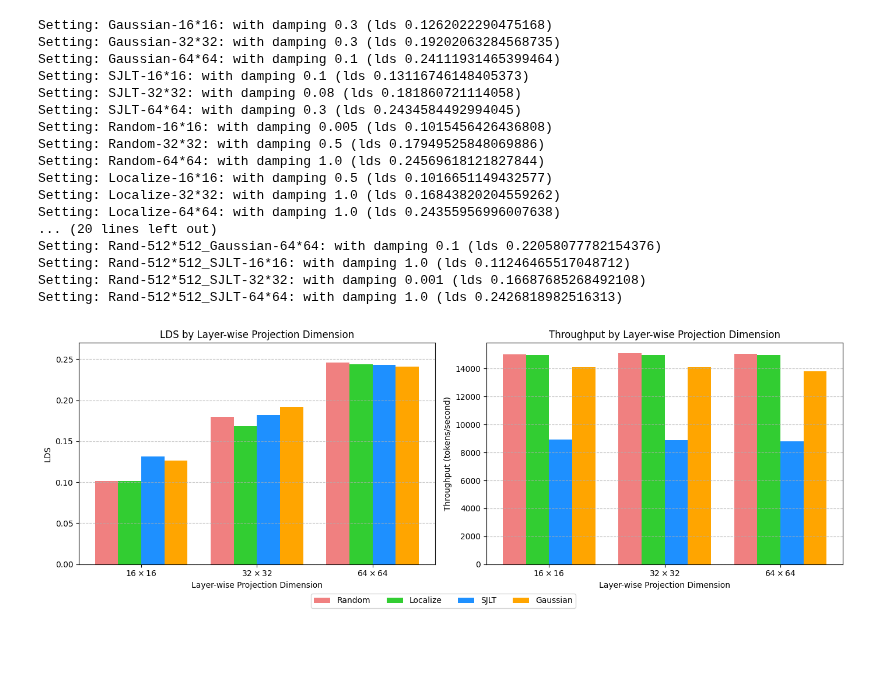
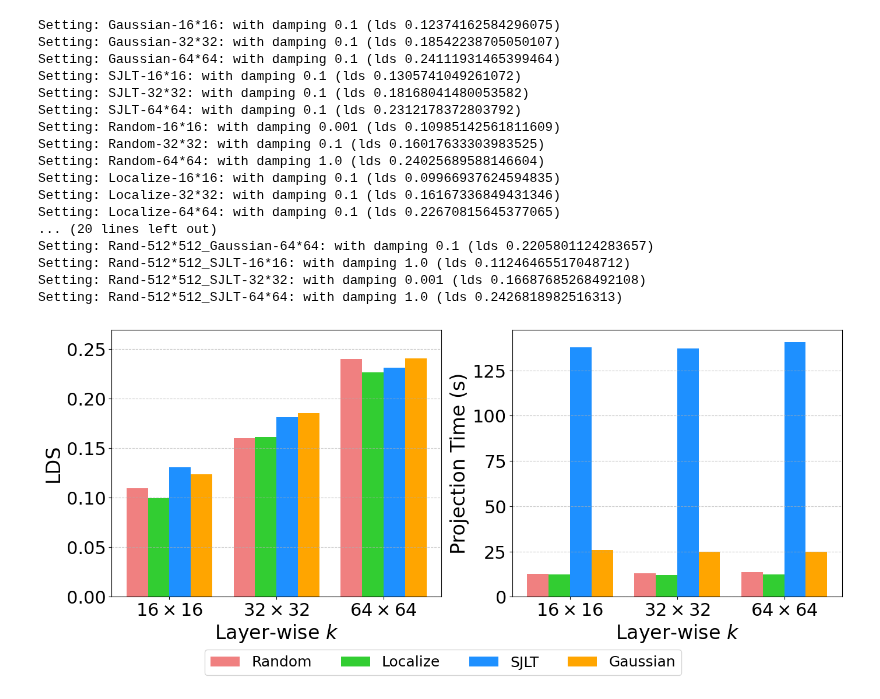
Before and after one commit to TRAIS-Lab/GraSS, a Jupyter notebook: GPT2_wikitext/visualization.ipynb, the cells around one changed output. Saved outputs shown, nothing was run; the diff lists cells and outputs as text; code cells hidden in the pictures; blank space fills up the shorter version.

```diff
--- a/GPT2_wikitext/visualization.ipynb
+++ b/GPT2_wikitext/visualization.ipynb
@@ -20,7 +20,7 @@ dims = ["$16\\times 16$", "$32\\times 32$", "$64\\times 64$"]
 
 # Initialize dictionaries to store the results
 lds_data = {method: [] for method in methods}
-throughput_tokens_per_second = {method: [] for method in methods}
+proj_time_data = {method: [] for method in methods}
 
 # Load results from files
 for method in methods:
@@ -30,14 +30,14 @@ for method in methods:
         if os.path.exists(filepath):
             data = torch.load(filepath, weights_only=False)
             lds_data[method].append(data["lds"])
-            throughput_tokens_per_second[method].append(data["throughput"]["cache"]["throughput_tokens_per_second"])
+            proj_time_data[method].append(data["profile"].projection)
             damping = data["best_damping"]
             print(f"Setting: {method}-{dim}: with damping {damping} (lds {data['lds']})")
         else:
             print(f"Warning: {filepath} not found!")
             # Fill in with NaN or some placeholder
             lds_data[method].append(np.nan)
-            throughput_tokens_per_second[method].append(np.nan)
+            proj_time_data[method].append(np.nan)
 
 # Colors for methods
 colors = {
@@ -55,20 +55,20 @@ colors = {
     "Loc-512*512_Gaussian": 'limegreen',
 }
 # %% [output]
-Setting: Gaussian-16*16: with damping 0.3 (lds 0.1262022290475168)
-Setting: Gaussian-32*32: with damping 0.3 (lds 0.19202063284568735)
+Setting: Gaussian-16*16: with damping 0.1 (lds 0.12374162584296075)
+Setting: Gaussian-32*32: with damping 0.1 (lds 0.18542238705050107)
 Setting: Gaussian-64*64: with damping 0.1 (lds 0.24111931465399464)
-Setting: SJLT-16*16: with damping 0.1 (lds 0.13116746148405373)
-Setting: SJLT-32*32: with damping 0.08 (lds 0.181860721114058)
-Setting: SJLT-64*64: with damping 0.3 (lds 0.2434584492994045)
-Setting: Random-16*16: with damping 0.005 (lds 0.1015456426436808)
-Setting: Random-32*32: with damping 0.5 (lds 0.17949525848069886)
-Setting: Random-64*64: with damping 1.0 (lds 0.24569618121827844)
-Setting: Localize-16*16: with damping 0.5 (lds 0.1016651149432577)
-Setting: Localize-32*32: with damping 1.0 (lds 0.16843820204559262)
-Setting: Localize-64*64: with damping 1.0 (lds 0.24355956996007638)
+Setting: SJLT-16*16: with damping 0.1 (lds 0.1305741049261072)
+Setting: SJLT-32*32: with damping 0.1 (lds 0.18168041480053582)
+Setting: SJLT-64*64: with damping 0.1 (lds 0.2312178372803792)
+Setting: Random-16*16: with damping 0.001 (lds 0.10985142561811609)
+Setting: Random-32*32: with damping 0.1 (lds 0.16017633303983525)
+Setting: Random-64*64: with damping 1.0 (lds 0.24025689588146604)
+Setting: Localize-16*16: with damping 0.1 (lds 0.09966937624594835)
+Setting: Localize-32*32: with damping 0.1 (lds 0.16167336849431346)
+Setting: Localize-64*64: with damping 0.1 (lds 0.22670815645377065)
 ... (20 lines left out)
-Setting: Rand-512*512_Gaussian-64*64: with damping 0.1 (lds 0.22058077782154376)
+Setting: Rand-512*512_Gaussian-64*64: with damping 0.1 (lds 0.2205801124283657)
 Setting: Rand-512*512_SJLT-16*16: with damping 1.0 (lds 0.11246465517048712)
 Setting: Rand-512*512_SJLT-32*32: with damping 0.001 (lds 0.16687685268492108)
 Setting: Rand-512*512_SJLT-64*64: with damping 1.0 (lds 0.2426818982516313)
@@ -76,47 +76,53 @@ Setting: Rand-512*512_SJLT-64*64: with damping 1.0 (lds 0.2426818982516313)
 # Bar plot setup
 x = np.arange(len(dims))  # one x location per projection dimension
 width = 0.2  # Adjusted to fit 4 bars
-fig, axs = plt.subplots(1, 2, figsize=(14, 5))
+fig, axs = plt.subplots(1, 2, figsize=(14, 6))
 
 # Calculate bar positions for 4 methods
 pos1 = x - 1.5*width
 pos2 = x - 0.5*width
 pos3 = x + 0.5*width
 pos4 = x + 1.5*width
 
 # LDS subplot
 axs[0].bar(pos1, lds_data["Random"], width, label="Random", color=colors["Random"])
 axs[0].bar(pos2, lds_data["Localize"], width, label="Localize", color=colors["Localize"])
 axs[0].bar(pos3, lds_data["SJLT"], width, label="SJLT", color=colors["SJLT"])
 axs[0].bar(pos4, lds_data["Gaussian"], width, label="Gaussian", color=colors["Gaussian"])
 
-axs[0].set_title("LDS by Layer-wise Projection Dimension")
-axs[0].set_xlabel("Layer-wise Projection Dimension")
-axs[0].set_ylabel("LDS")
+# axs[0].set_title("LDS by Layer-wise Projection Dimension")
+axs[0].set_xlabel("Layer-wise $k$", fontsize=24)
+axs[0].set_ylabel("LDS", fontsize=24)
 axs[0].set_xticks(x)
 axs[0].set_xticklabels(dims)
-axs[0].set_ylim(0.0, 0.27)
+axs[0].set_ylim(0, 0.27)
 axs[0].grid(axis='y', linestyle='--', alpha=0.7)
 
 # Projection Time subplot (Throughput)
-axs[1].bar(pos1, throughput_tokens_per_second["Random"], width, color=colors["Random"])
-axs[1].bar(pos2, throughput_tokens_per_second["Localize"], width, color=colors["Localize"])
-axs[1].bar(pos3, throughput_tokens_per_second["SJLT"], width, color=colors["SJLT"])
-axs[1].bar(pos4, throughput_tokens_per_second["Gaussian"], width, color=colors["Gaussian"])
+axs[1].bar(pos1, proj_time_data["Random"], width, color=colors["Random"])
+axs[1].bar(pos2, proj_time_data["Localize"], width, color=colors["Localize"])
+axs[1].bar(pos3, proj_time_data["SJLT"], width, color=colors["SJLT"])
+axs[1].bar(pos4, proj_time_data["Gaussian"], width, color=colors["Gaussian"])
 
-axs[1].set_title("Throughput by Layer-wise Projection Dimension")
-axs[1].set_xlabel("Layer-wise Projection Dimension")
-axs[1].set_ylabel("Throughput (tokens/second)")
+# axs[1].set_title("Throughput by Layer-wise Projection Dimension")
+axs[1].set_xlabel("Layer-wise $k$", fontsize=24)
+axs[1].set_ylabel("Projection Time (s)", fontsize=24)
 axs[1].set_xticks(x)
 axs[1].set_xticklabels(dims)
 axs[1].grid(axis='y', linestyle='--', alpha=0.7)
 
+axs[0].tick_params(axis='x', labelsize=22)
+axs[0].tick_params(axis='y', labelsize=22)
+axs[1].tick_params(axis='x', labelsize=22)
+axs[1].tick_params(axis='y', labelsize=22)
+
 # Add shared legend
-fig.legend(["Random", "Localize", "SJLT", "Gaussian"], loc='upper center', ncol=4, bbox_to_anchor=(0.5, 0.03))
+fig.legend(["Random", "Localize", "SJLT", "Gaussian"], loc='upper center', ncol=4, bbox_to_anchor=(0.5, 0.03), fontsize=18)
 plt.tight_layout(rect=[0, 0, 1, 0.95])  # leave space for legend
+plt.savefig('../Figures/GPT2_wikitext.pdf', format='pdf')
 plt.show()
 # %% [output]
-[figure, old version]
+[figure, new version]
 # %%
 # Bar plot setup
 x = np.arange(len(dims))  # one x location per projection dimension
```
Also changed, not shown: parts of 2 cells of this notebook, 18 other files.
